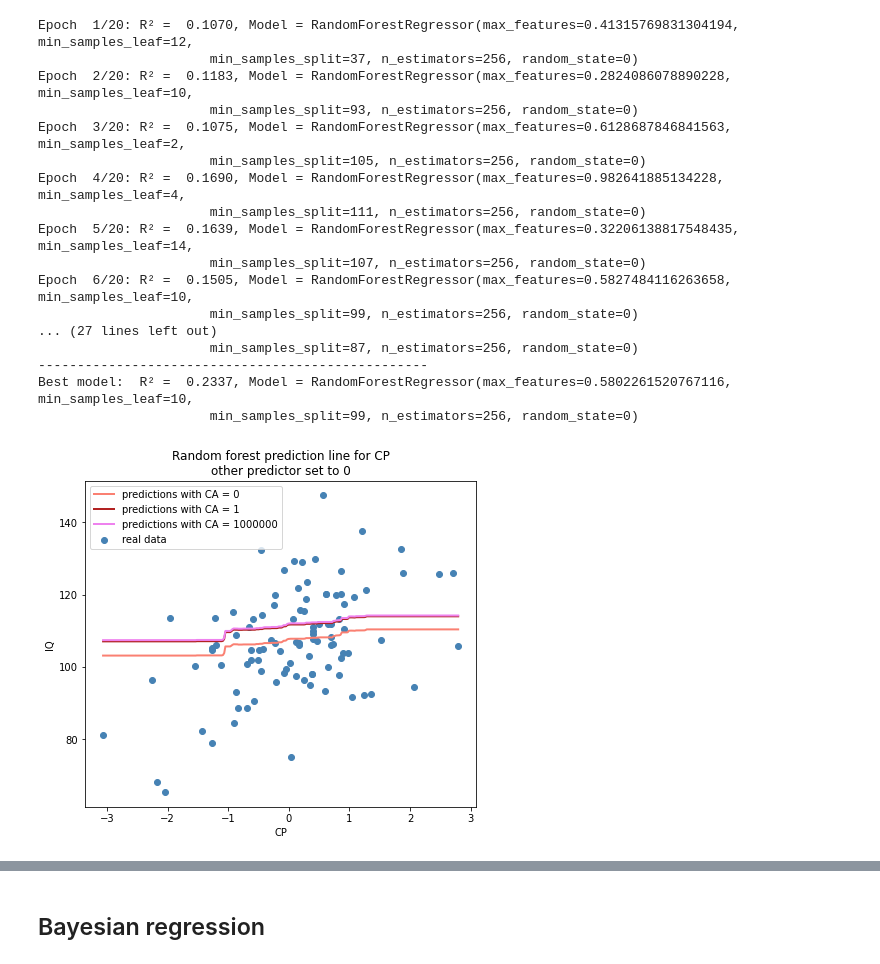
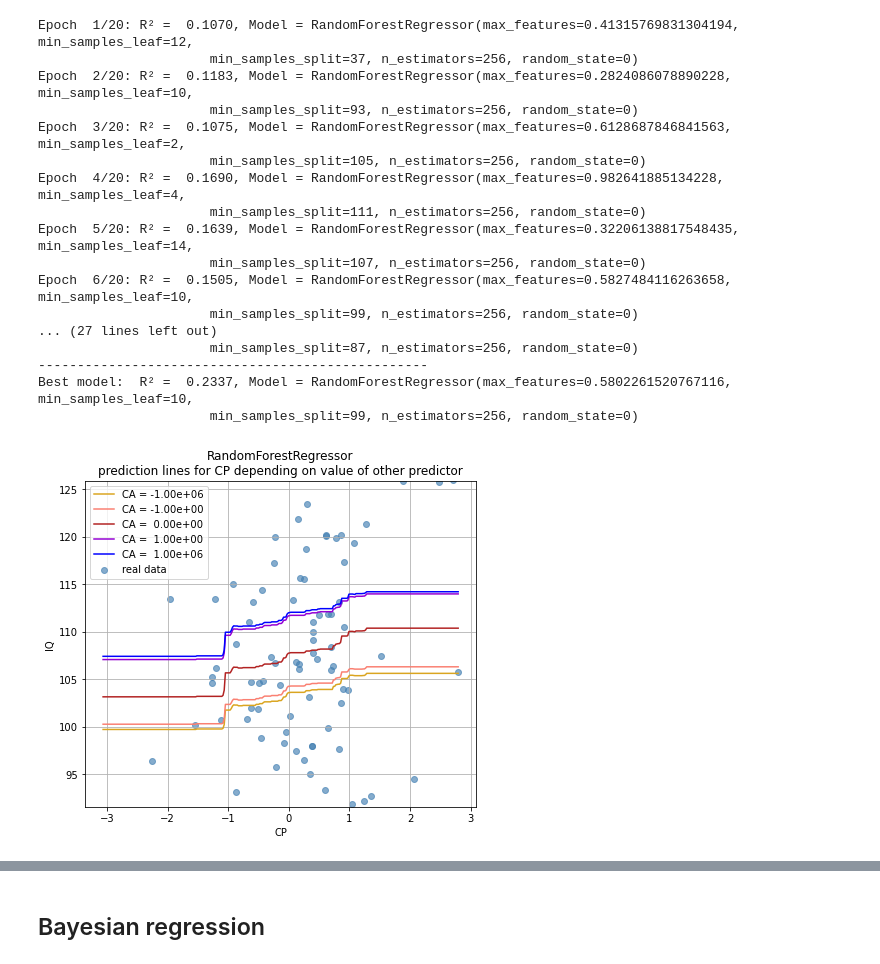
Before and after one commit to ElectronicsArchiver/tewa1_cogpsy_python, a Jupyter notebook: final_project_dataset_2.ipynb, the cells around one changed output, grey strips where cells are left out. Saved outputs shown, nothing was run; the diff lists cells and outputs as text; code cells hidden in the pictures.

```diff
--- a/final_project_dataset_2.ipynb
+++ b/final_project_dataset_2.ipynb
@@ -379,34 +382,36 @@ y_test_pred = best_model.predict(X_test)
 # %%
-x_name = "CP"
-n_pts = 300
+def plot_reg_predictions(model, X_test, y_test, x_name, values=[-1e6, -1, 0, 1, 1e6], n_pts=300):
+    """
+    Plot function to show the non-linear prediction line of a regressor
+    for a give predictor depending on the value of the second predictor
+    """
+    colors = ["goldenrod", "salmon",  "firebrick", "darkviolet", "blue"]
+    x_other_name = X_test.columns[X_test.columns!=x_name][0]
 
-X_test_0 = pd.DataFrame(np.zeros((300,len(X_test.columns))), columns=[list(X_test.columns)])
-X_test_0[x_name] = np.linspace(X_test[x_name].min() , X_test[x_name].max(), n_pts)
-y_test_pred_0 = best_model.predict(X_test_0)
+    plt.figure(figsize=(7, 6))
 
-X_test_1 = pd.DataFrame(np.ones((300,len(X_test.columns))), columns=[list(X_test.columns)])
-X_test_1[x_name] = np.linspace(X_test[x_name].min() , X_test[x_name].max(), n_pts)
-y_test_pred_1 = best_model.predict(X_test_1)
+    for i in range(len(values)):
+
+        # predictions when other variable is set to specific value
+        a = np.ones((n_pts,len(X_test.columns)))
+        a.fill(values[i])
+        X_test_ = pd.DataFrame(a, columns=[list(X_test.columns)])
+        X_test_[x_name] = np.linspace(X_test[x_name].min() , X_test[x_name].max(), n_pts)
+        y_test_pred_ = model.predict(X_test_)
+        plt.plot(X_test_[x_name], y_test_pred_, label=f"{x_other_name} = {values[i]: .2e}", color=colors[i], lw=1.5)
 
 
-a = np.ones((300,len(X_test.columns)))
-a_fill = int(1e6)
-a.fill(a_fill)
-X_test_5 = pd.DataFrame(a, columns=[list(X_test.columns)])
-X_test_5[x_name] = np.linspace(X_test[x_name].min() , X_test[x_name].max(), n_pts)
-y_test_pred_5 = best_model.predict(X_test_5)
+    plt.scatter(X_test[x_name], y_test, label="real data", color="steelblue", alpha=0.66)
+    plt.ylabel("IQ")
+    plt.xlabel(x_name)
+    plt.title(str(model).split("(")[0]+"\nprediction lines for "+x_name+" depending on value of other predictor")
+    plt.grid()
+    plt.legend()
+    plt.ylim((y_test.quantile(.10)[0], y_test.quantile(.90)[0]))
 
-plt.figure(figsize=(7, 6))
-
-plt.plot(X_test_0[x_name], y_test_pred_0, label="predictions with CA = 0", color="salmon", lw=2)
-plt.plot(X_test_1[x_name], y_test_pred_1, label="predictions with CA = 1", color="firebrick", lw=2)
-plt.plot(X_test_5[x_name], y_test_pred_5, label=f"predictions with CA = {a_fill}", color="violet", lw=2)
-
-plt.scatter(X_test[x_name], y_test, label="real data", color="steelblue")
-plt.ylabel("IQ")
-plt.xlabel(x_name)
-plt.title("Random forest prediction line for "+x_name+"\nother predictor set to 0")
-plt.legend();
+    return None
-# %% [output]
-[figure, removed]
+# %%
+plot_reg_predictions(best_model, X_test, y_test, "CP")
+# %% [output]
+[figure, added]
 # %%
```
Also changed, not shown: parts of 10 cells of this notebook.
